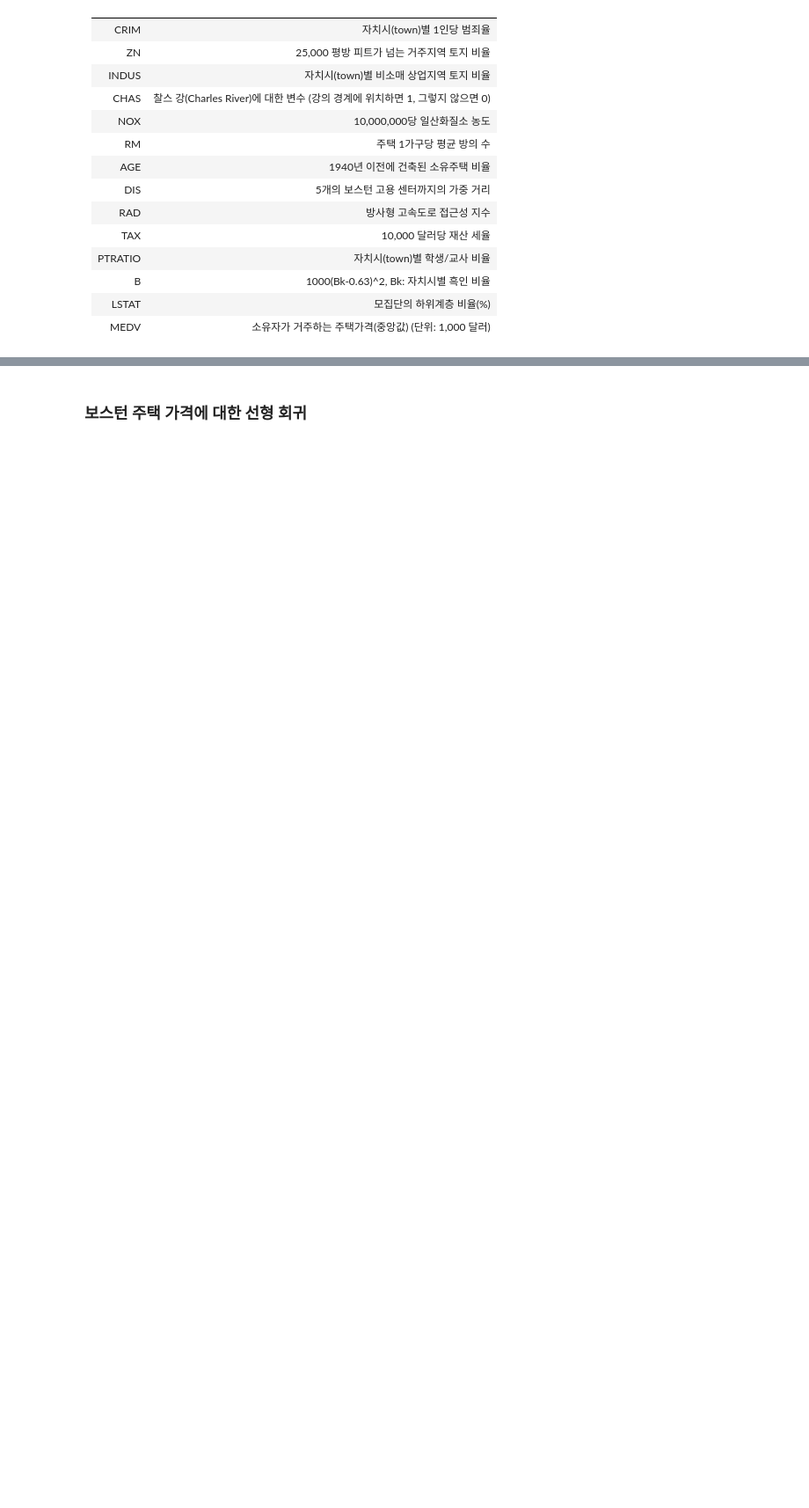
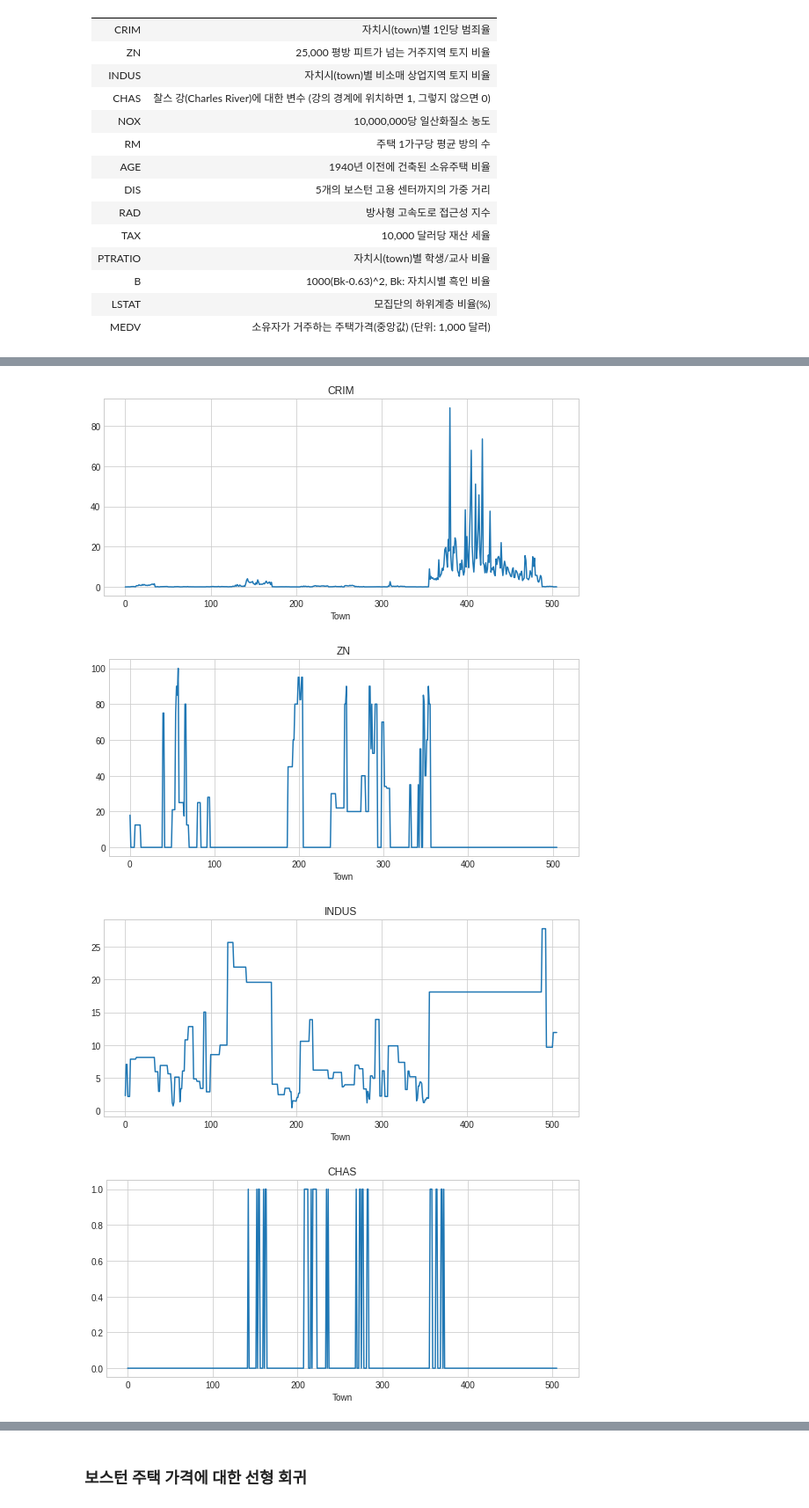
Before and after one commit to suumino/DataAlanysis, a Jupyter notebook: 03_선형_모델(Linear_Models).ipynb, the cells around one changed output, grey strips where cells are left out. Shown at 88% size. Cells and saved outputs as stored; diff of their text form; code cells hidden in the pictures; blank space fills up the shorter version.

```diff
--- a/03_선형_모델(Linear_Models).ipynb
+++ b/03_선형_모델(Linear_Models).ipynb
@@ -101,3 +101,9 @@ plt.plot(X_test, predict, '--r')
 | B | 1000(Bk-0.63)^2, Bk: 자치시별 흑인 비율 |
 | LSTAT | 모집단의 하위계층 비율(%) |
 | MEDV | 소유자가 거주하는 주택가격(중앙값) (단위: 1,000 달러) |
+# %%
+from sklearn.datasets import load_boston
+
+boston = load_boston()
+print(boston.keys())
+print(boston.DESCR)
@@ -103,0 +145,6 @@ plt.plot(X_test, predict, '--r')
+# %%
+import pandas as pd
+
+boston_df = pd.DataFrame(boston.data, columns=boston.feature_names)
+boston_df['MEDV'] = boston.target
+boston_df.head()
@@ -103,0 +170,12 @@ plt.plot(X_test, predict, '--r')
+# %%
+for i, col in enumerate(boston_df.columns):
+  plt.figure(figsize=(8, 4))
+  plt.plot(boston_df[col])
+  plt.title(col)
+  plt.xlabel('Town')
+  plt.tight_layout()
+# %% [output]
+[figure, added]
+[figure, added]
+[figure, added]
+[figure, added]
```
Also changed, not shown: parts of 13 cells of this notebook.
